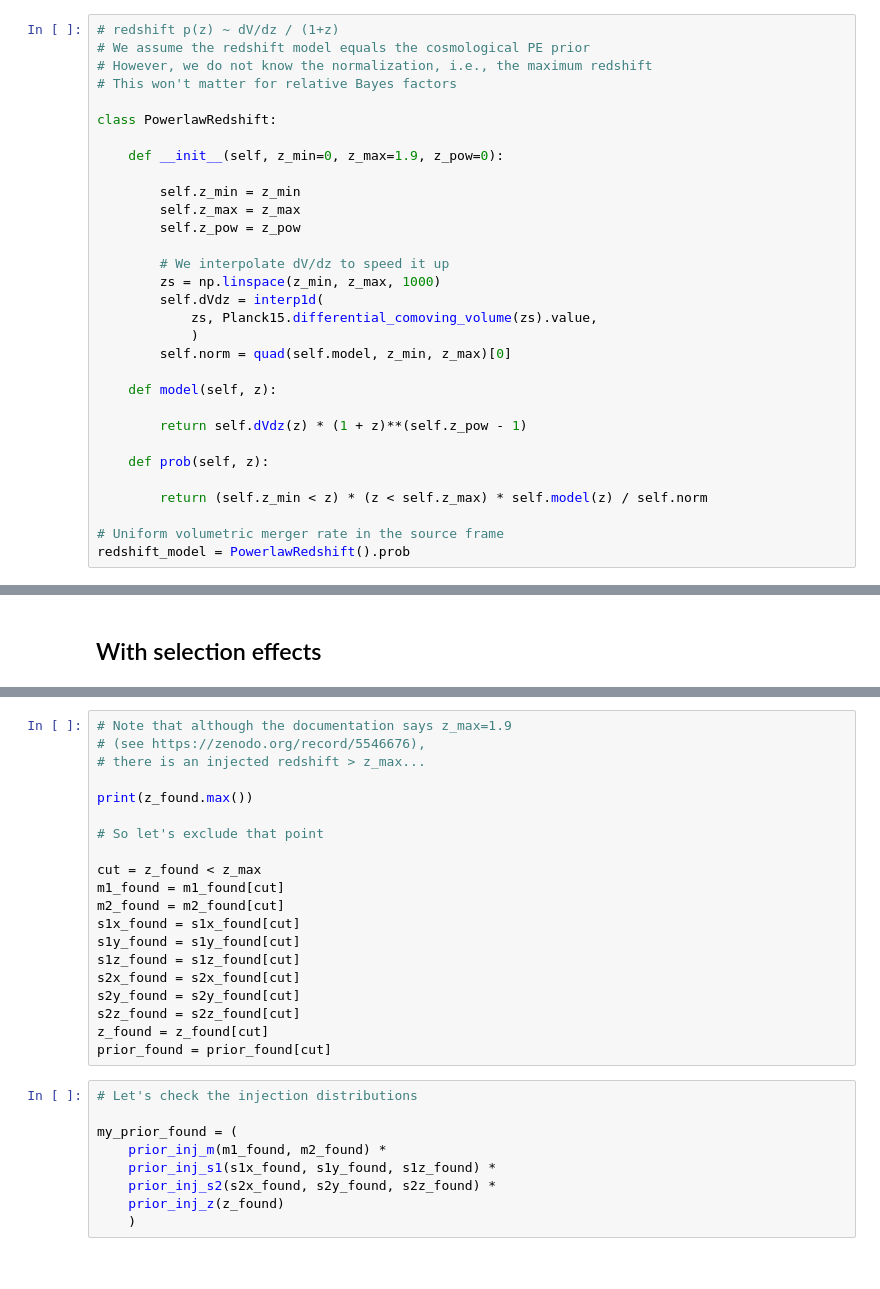
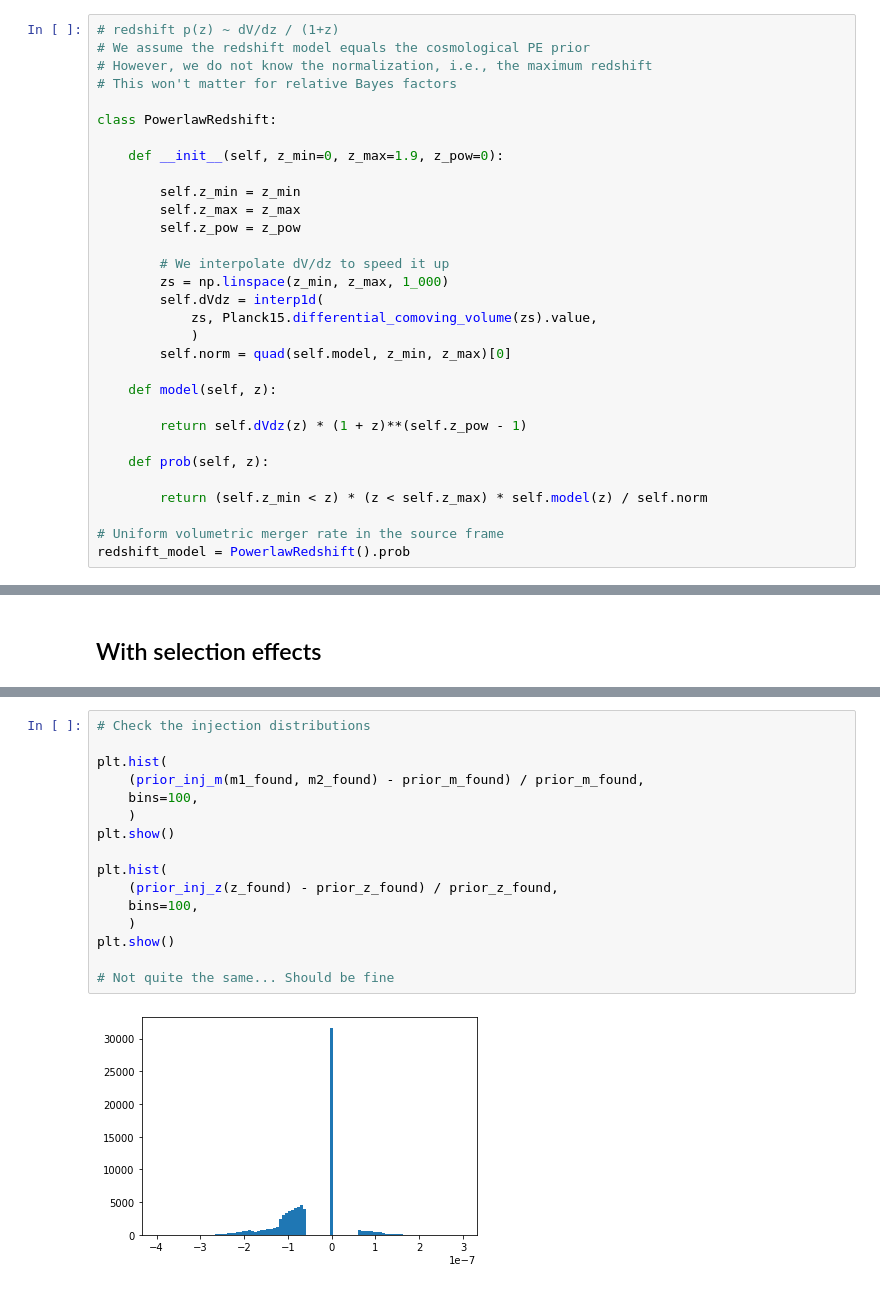
Before and after one commit to mdmould/popodds, a Jupyter notebook: examples/gw_example.ipynb, the cells around one changed output, grey strips where cells are left out. Saved outputs shown, nothing was run; the diff lists cells and outputs as text.

```diff
--- a/examples/gw_example.ipynb
+++ b/examples/gw_example.ipynb
@@ -61,7 +73,7 @@ class PowerlawRedshift:
         self.z_pow = z_pow
 
         # We interpolate dV/dz to speed it up
-        zs = np.linspace(z_min, z_max, 1000)
+        zs = np.linspace(z_min, z_max, 1_000)
         self.dVdz = interp1d(
             zs, Planck15.differential_comoving_volume(zs).value,
             )
@@ -314,29 +316,18 @@ prior_inj_z = PowerlawRedshift(z_max=1.9, z_pow=1).prob
-# %%
-# Note that although the documentation says z_max=1.9
-# (see https://zenodo.org/record/5546676),
-# there is an injected redshift > z_max...
-
-print(z_found.max())
-
-# So let's exclude that point
-
-cut = z_found < z_max
-m1_found = m1_found[cut]
-m2_found = m2_found[cut]
-s1x_found = s1x_found[cut]
-s1y_found = s1y_found[cut]
-s1z_found = s1z_found[cut]
-s2x_found = s2x_found[cut]
-s2y_found = s2y_found[cut]
-s2z_found = s2z_found[cut]
-z_found = z_found[cut]
-prior_found = prior_found[cut]
 # %%
-# Let's check the injection distributions
+# Check the injection distributions
 
-my_prior_found = (
-    prior_inj_m(m1_found, m2_found) *
-    prior_inj_s1(s1x_found, s1y_found, s1z_found) *
-    prior_inj_s2(s2x_found, s2y_found, s2z_found) *
-    prior_inj_z(z_found)
+plt.hist(
+    (prior_inj_m(m1_found, m2_found) - prior_m_found) / prior_m_found,
+    bins=100,
     )
+plt.show()
+
+plt.hist(
+    (prior_inj_z(z_found) - prior_z_found) / prior_z_found,
+    bins=100,
+    )
+plt.show()
+
+# Not quite the same... Should be fine
+# %% [output]
+[figure, added]
```
Also changed, not shown: parts of 22 cells of this notebook.
